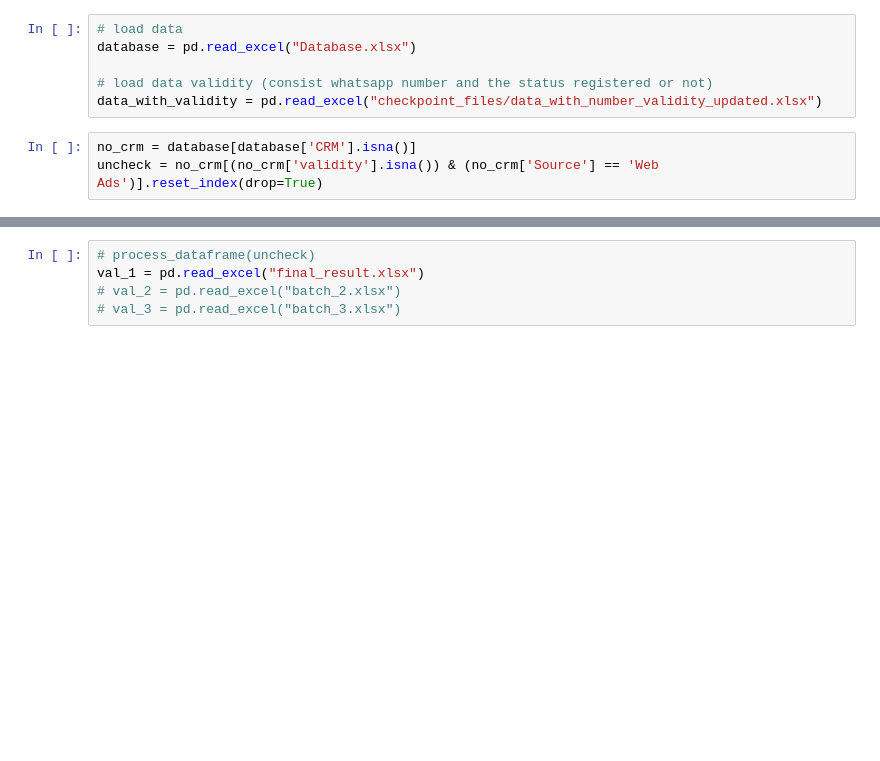
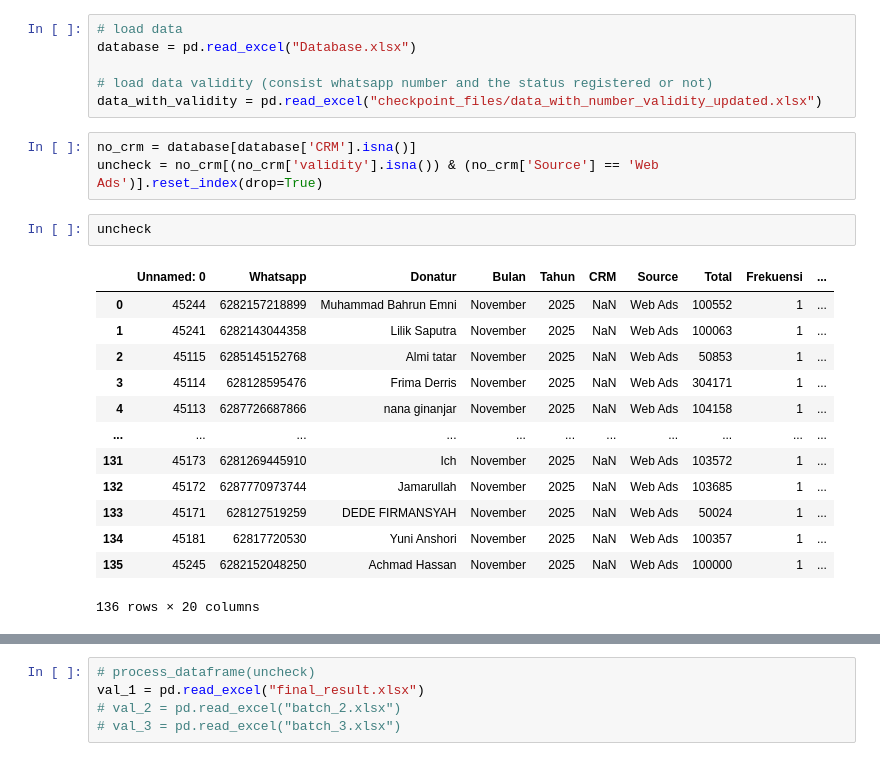
Before and after one commit to frqwuzhere/data_processing_with_python, a Jupyter notebook: untuk_cs/Tracking_Data/update_validity.ipynb, the cells around one changed output, grey strips where cells are left out. Cells and saved outputs as stored; diff of their text form; blank space fills up the shorter version.

```diff
--- a/untuk_cs/Tracking_Data/update_validity.ipynb
+++ b/untuk_cs/Tracking_Data/update_validity.ipynb
@@ -88,6 +88,22 @@ data_with_validity = pd.read_excel("checkpoint_files/data_with_number_validity_u
 # %%
 no_crm = database[database['CRM'].isna()]
 uncheck = no_crm[(no_crm['validity'].isna()) & (no_crm['Source'] == 'Web Ads')].reset_index(drop=True)
+# %%
+uncheck
+# %% [output]
+|  | Unnamed: 0 | Whatsapp | Donatur | Bulan | Tahun | CRM | Source | Total | Frekuensi | ... |
+| 0 | 45244 | 6282157218899 | Muhammad Bahrun Emni | November | 2025 | NaN | Web Ads | 100552 | 1 | ... |
+| 1 | 45241 | 6282143044358 | Lilik Saputra | November | 2025 | NaN | Web Ads | 100063 | 1 | ... |
+| 2 | 45115 | 6285145152768 | Almi tatar | November | 2025 | NaN | Web Ads | 50853 | 1 | ... |
+| 3 | 45114 | 628128595476 | Frima Derris | November | 2025 | NaN | Web Ads | 304171 | 1 | ... |
+| 4 | 45113 | 6287726687866 | nana ginanjar | November | 2025 | NaN | Web Ads | 104158 | 1 | ... |
+| ... | ... | ... | ... | ... | ... | ... | ... | ... | ... | ... |
+| 131 | 45173 | 6281269445910 | Ich | November | 2025 | NaN | Web Ads | 103572 | 1 | ... |
+| 132 | 45172 | 6287770973744 | Jamarullah | November | 2025 | NaN | Web Ads | 103685 | 1 | ... |
+| 133 | 45171 | 628127519259 | DEDE FIRMANSYAH | November | 2025 | NaN | Web Ads | 50024 | 1 | ... |
+| 134 | 45181 | 62817720530 | Yuni Anshori | November | 2025 | NaN | Web Ads | 100357 | 1 | ... |
+| 135 | 45245 | 6282152048250 | Achmad Hassan | November | 2025 | NaN | Web Ads | 100000 | 1 | ... |
+136 rows × 20 columns
 # %%
 process_dataframe(uncheck)
 # %% [output]
```
Also changed, not shown: parts of 4 cells of this notebook, 11 other files.
